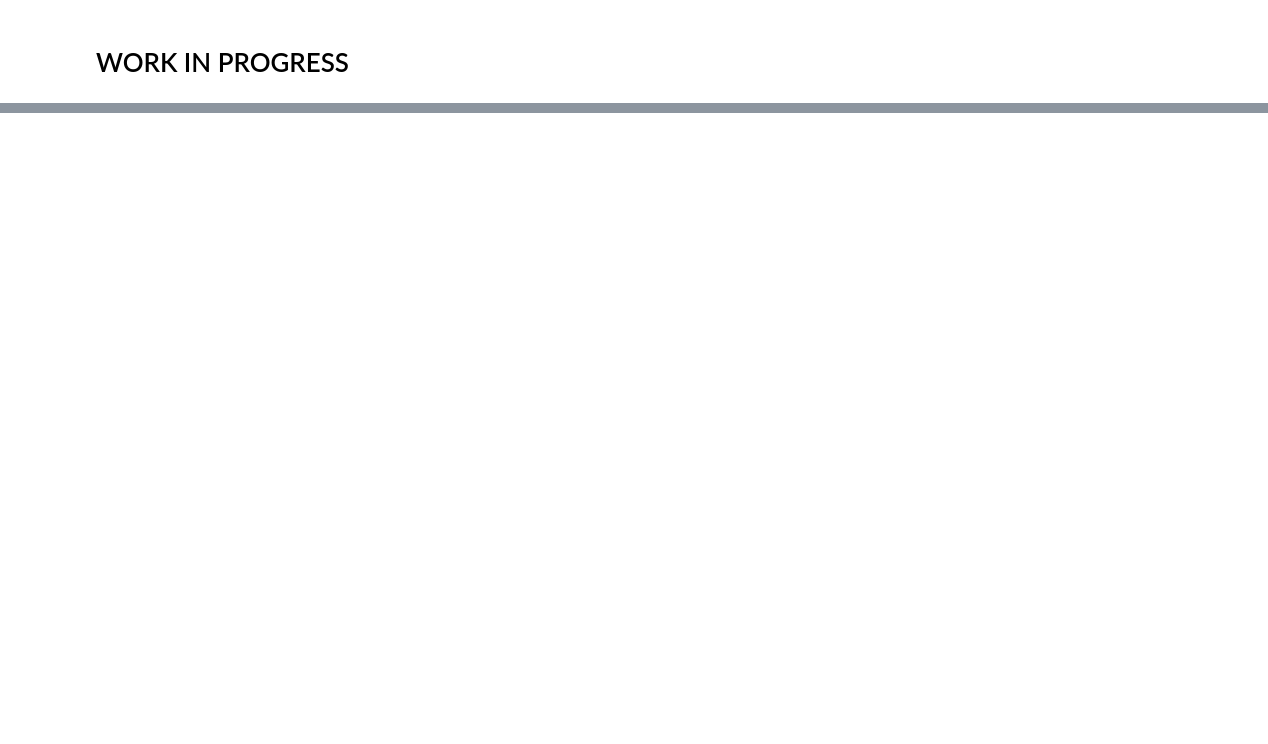
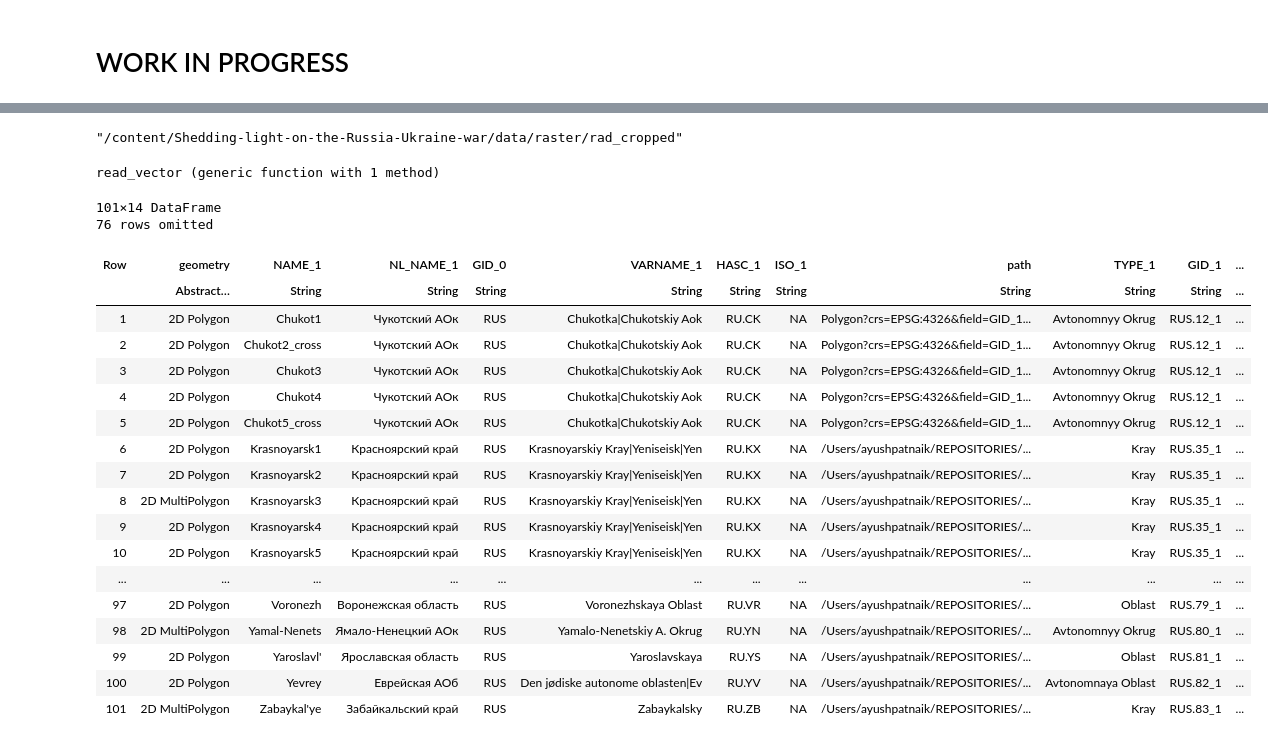
Before and after one commit to xKDR/Shedding-light-on-the-Russia-Ukraine-war, a Jupyter notebook: reproducible_research.ipynb, the cells around one changed output, grey strips where cells are left out. Cells and saved outputs as stored; diff of their text form; code cells hidden in the pictures; blank space fills up the shorter version.

```diff
--- a/reproducible_research.ipynb
+++ b/reproducible_research.ipynb
@@ -99,0 +28,48 @@ end
+# %%
+# Define path constants
+FIGURES_DIRECTORY = "figures"
+TABLES_DIRECTORY = "tables"
+VECTOR_DIRECTORY = "data/vector"
+TABULAR_DIRECTORY = "data/tabular"
+RADIANCE_RASTER_DIRECTORY = "/content/Shedding-light-on-the-Russia-Ukraine-war/data/raster/cf_cropped"
+CFOBS_RASTER_DIRECTORY = "/content/Shedding-light-on-the-Russia-Ukraine-war/data/raster/rad_cropped"
+# %% [output]
+"/content/Shedding-light-on-the-Russia-Ukraine-war/data/raster/rad_cropped"
+# %%
+function read_vector(filename)
+# Use GeoJSON.read, which expects an IO
+    geo = open(filename) do f
+        GeoJSON.read(f)
+    end
+
+    # Now extract features
+    features = geo.features
+
+    # Build DataFrame with properties + geometry
+    return DataFrame([merge(Dict(f.properties), Dict(:geometry => f.geometry)) for f in features])
+end
+# %% [output]
+read_vector (generic function with 1 method)
+# %%
+russia_state_split = read_vector("/content/Shedding-light-on-the-Russia-Ukraine-war/data/vector/russia_processing.geojson")
+# %% [output]
+101×14 DataFrame
+76 rows omitted
+| Row | geometry | NAME_1 | NL_NAME_1 | GID_0 | VARNAME_1 | HASC_1 | ISO_1 | path | TYPE_1 | GID_1 | ... |
+|  | Abstract… | String | String | String | String | String | String | String | String | String | ... |
+| 1 | 2D Polygon | Chukot1 | Чукотский АОк | RUS | Chukotka|Chukotskiy Aok | RU.CK | NA | Polygon?crs=EPSG:4326&field=GID_1... | Avtonomnyy Okrug | RUS.12_1 | ... |
+| 2 | 2D Polygon | Chukot2_cross | Чукотский АОк | RUS | Chukotka|Chukotskiy Aok | RU.CK | NA | Polygon?crs=EPSG:4326&field=GID_1... | Avtonomnyy Okrug | RUS.12_1 | ... |
+| 3 | 2D Polygon | Chukot3 | Чукотский АОк | RUS | Chukotka|Chukotskiy Aok | RU.CK | NA | Polygon?crs=EPSG:4326&field=GID_1... | Avtonomnyy Okrug | RUS.12_1 | ... |
+| 4 | 2D Polygon | Chukot4 | Чукотский АОк | RUS | Chukotka|Chukotskiy Aok | RU.CK | NA | Polygon?crs=EPSG:4326&field=GID_1... | Avtonomnyy Okrug | RUS.12_1 | ... |
+| 5 | 2D Polygon | Chukot5_cross | Чукотский АОк | RUS | Chukotka|Chukotskiy Aok | RU.CK | NA | Polygon?crs=EPSG:4326&field=GID_1... | Avtonomnyy Okrug | RUS.12_1 | ... |
+| 6 | 2D Polygon | Krasnoyarsk1 | Красноярский край | RUS | Krasnoyarskiy Kray|Yeniseisk|Yen | RU.KX | NA | /Users/ayushpatnaik/REPOSITORIES/... | Kray | RUS.35_1 | ... |
+| 7 | 2D Polygon | Krasnoyarsk2 | Красноярский край | RUS | Krasnoyarskiy Kray|Yeniseisk|Yen | RU.KX | NA | /Users/ayushpatnaik/REPOSITORIES/... | Kray | RUS.35_1 | ... |
+| 8 | 2D MultiPolygon | Krasnoyarsk3 | Красноярский край | RUS | Krasnoyarskiy Kray|Yeniseisk|Yen | RU.KX | NA | /Users/ayushpatnaik/REPOSITORIES/... | Kray | RUS.35_1 | ... |
+| 9 | 2D Polygon | Krasnoyarsk4 | Красноярский край | RUS | Krasnoyarskiy Kray|Yeniseisk|Yen | RU.KX | NA | /Users/ayushpatnaik/REPOSITORIES/... | Kray | RUS.35_1 | ... |
+| 10 | 2D Polygon | Krasnoyarsk5 | Красноярский край | RUS | Krasnoyarskiy Kray|Yeniseisk|Yen | RU.KX | NA | /Users/ayushpatnaik/REPOSITORIES/... | Kray | RUS.35_1 | ... |
+| ... | ... | ... | ... | ... | ... | ... | ... | ... | ... | ... | ... |
+| 97 | 2D Polygon | Voronezh | Воронежская область | RUS | Voronezhskaya Oblast | RU.VR | NA | /Users/ayushpatnaik/REPOSITORIES/... | Oblast | RUS.79_1 | ... |
+| 98 | 2D MultiPolygon | Yamal-Nenets | Ямало-Ненецкий АОк | RUS | Yamalo-Nenetskiy A. Okrug | RU.YN | NA | /Users/ayushpatnaik/REPOSITORIES/... | Avtonomnyy Okrug | RUS.80_1 | ... |
+| 99 | 2D Polygon | Yaroslavl' | Ярославская область | RUS | Yaroslavskaya | RU.YS | NA | /Users/ayushpatnaik/REPOSITORIES/... | Oblast | RUS.81_1 | ... |
+| 100 | 2D Polygon | Yevrey | Eврейская АОб | RUS | Den jødiske autonome oblasten|Ev | RU.YV | NA | /Users/ayushpatnaik/REPOSITORIES/... | Avtonomnaya Oblast | RUS.82_1 | ... |
+| 101 | 2D MultiPolygon | Zabaykal'ye | Забайкальский край | RUS | Zabaykalsky | RU.ZB | NA | /Users/ayushpatnaik/REPOSITORIES/... | Kray | RUS.83_1 | ... |
```
Also changed, not shown: parts of 9 cells of this notebook.
